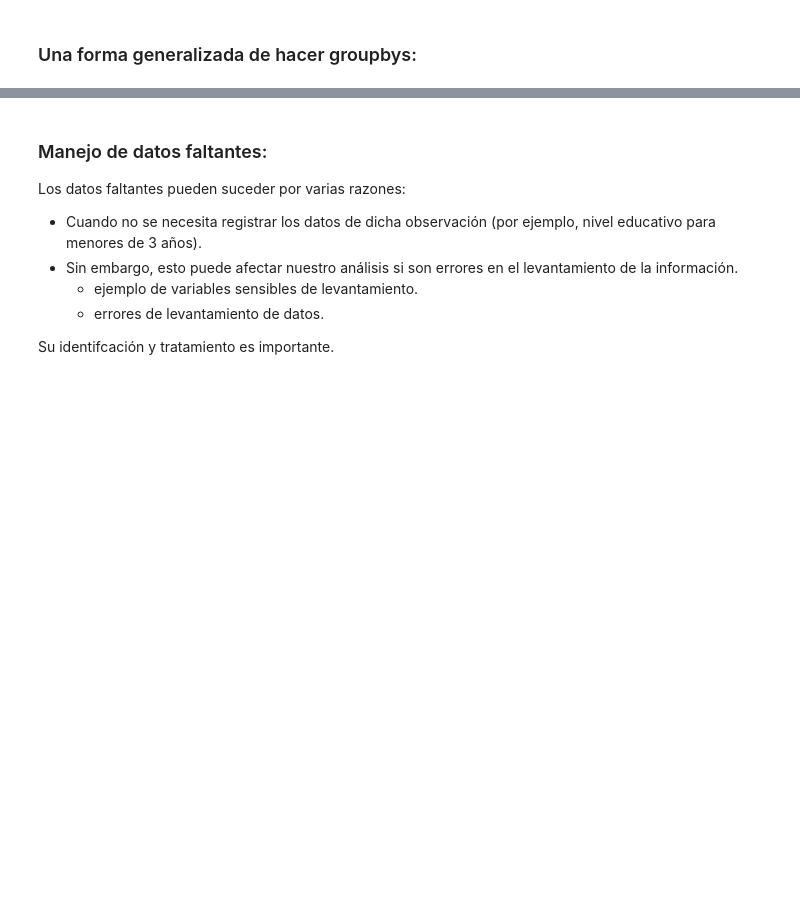
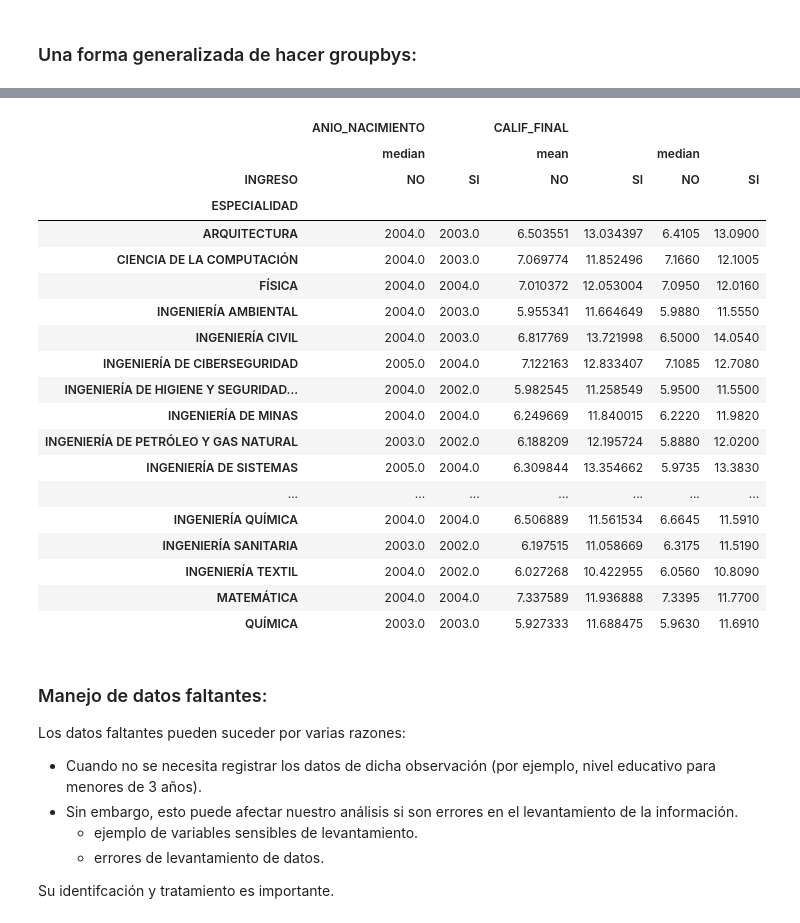
Before and after one commit to ccsuehara/python_para_las_ccss, a Jupyter notebook: Clase 3/Manejo_BD_ii.ipynb, the cells around one changed output, grey strips where cells are left out. Drawn from its saved outputs; the diff is of its cells as text; code cells hidden in the pictures; blank space fills up the shorter version.

```diff
--- a/Clase 3/Manejo_BD_ii.ipynb
+++ b/Clase 3/Manejo_BD_ii.ipynb
@@ -180,3 +204,30 @@ nueva_agregacion.columns = new_col
+# %%
+pd.pivot_table(df, values = ['CALIF_FINAL', 'ANIO_NACIMIENTO'],
+                index = 'ESPECIALIDAD',
+                  columns = 'INGRESO',
+                    aggfunc = {'CALIF_FINAL': ['mean', 'median'],
+                               'ANIO_NACIMIENTO': 'median'})
+# %% [output]
+|  | ANIO_NACIMIENTO |  | CALIF_FINAL |  |  |  |
+|  | median |  | mean |  | median |  |
+| INGRESO | NO | SI | NO | SI | NO | SI |
+| ESPECIALIDAD |  |  |  |  |  |  |
+| ARQUITECTURA | 2004.0 | 2003.0 | 6.503551 | 13.034397 | 6.4105 | 13.0900 |
+| CIENCIA DE LA COMPUTACIÓN | 2004.0 | 2003.0 | 7.069774 | 11.852496 | 7.1660 | 12.1005 |
+| FÍSICA | 2004.0 | 2004.0 | 7.010372 | 12.053004 | 7.0950 | 12.0160 |
+| INGENIERÍA AMBIENTAL | 2004.0 | 2003.0 | 5.955341 | 11.664649 | 5.9880 | 11.5550 |
+| INGENIERÍA CIVIL | 2004.0 | 2003.0 | 6.817769 | 13.721998 | 6.5000 | 14.0540 |
+| INGENIERÍA DE CIBERSEGURIDAD | 2005.0 | 2004.0 | 7.122163 | 12.833407 | 7.1085 | 12.7080 |
+| INGENIERÍA DE HIGIENE Y SEGURIDAD... | 2004.0 | 2002.0 | 5.982545 | 11.258549 | 5.9500 | 11.5500 |
+| INGENIERÍA DE MINAS | 2004.0 | 2004.0 | 6.249669 | 11.840015 | 6.2220 | 11.9820 |
+| INGENIERÍA DE PETRÓLEO Y GAS NATURAL | 2003.0 | 2002.0 | 6.188209 | 12.195724 | 5.8880 | 12.0200 |
+| INGENIERÍA DE SISTEMAS | 2005.0 | 2004.0 | 6.309844 | 13.354662 | 5.9735 | 13.3830 |
+| ... | ... | ... | ... | ... | ... | ... |
+| INGENIERÍA QUÍMICA | 2004.0 | 2004.0 | 6.506889 | 11.561534 | 6.6645 | 11.5910 |
+| INGENIERÍA SANITARIA | 2003.0 | 2002.0 | 6.197515 | 11.058669 | 6.3175 | 11.5190 |
+| INGENIERÍA TEXTIL | 2004.0 | 2002.0 | 6.027268 | 10.422955 | 6.0560 | 10.8090 |
+| MATEMÁTICA | 2004.0 | 2004.0 | 7.337589 | 11.936888 | 7.3395 | 11.7700 |
+| QUÍMICA | 2003.0 | 2003.0 | 5.927333 | 11.688475 | 5.9630 | 11.6910 |
 # %% [markdown]
 ### Manejo de datos faltantes:
 Los datos faltantes pueden suceder por varias razones:
```
Also changed, not shown: parts of 2 cells of this notebook.
